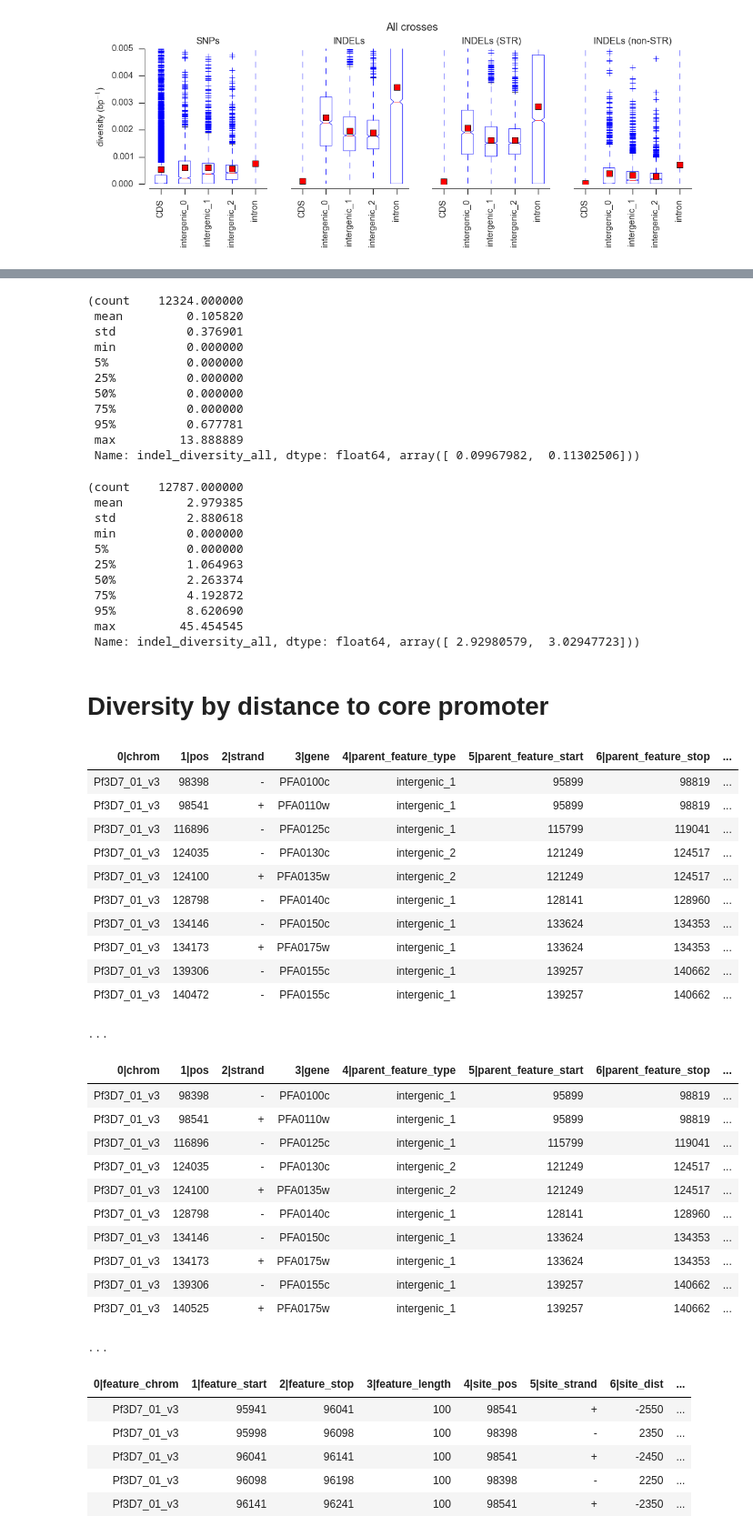
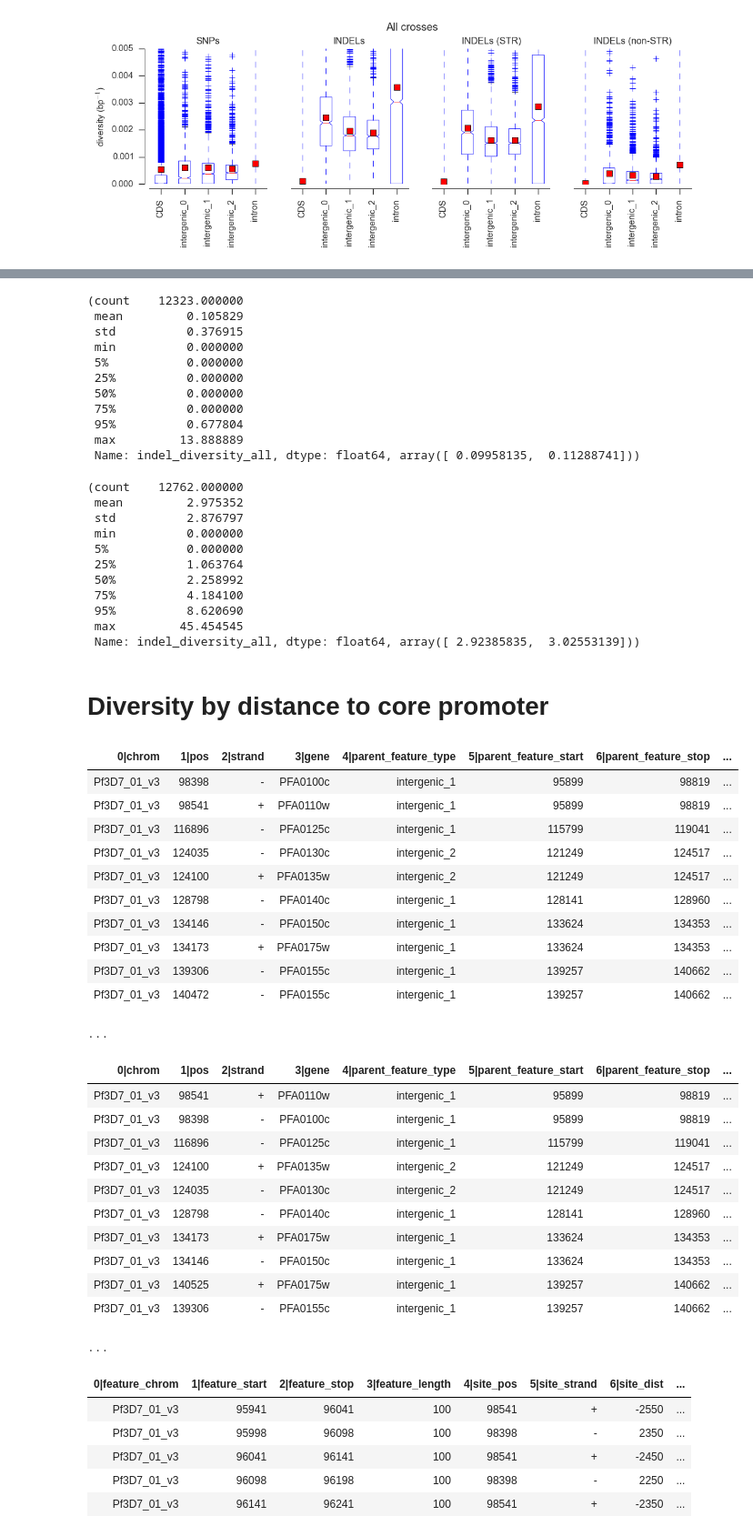
Before and after one commit to wtchg-kwiatkowski/pfx-paper-2015, a Jupyter notebook: main/notebooks/suppfigs_diversity_correlates.ipynb, the cells around one changed output, grey strips where cells are left out. Shown at 91% size. Cells and saved outputs as stored; diff of their text form; code cells hidden in the pictures.

```diff
--- a/main/notebooks/suppfigs_diversity_correlates.ipynb
+++ b/main/notebooks/suppfigs_diversity_correlates.ipynb
@@ -150,7 +153,7 @@ def tabulate_diversity(tbl, callset, field='diversity'):
     return tbl.addfield(field, add_diversity)
 
 
-etl.InteractiveWrapper.tabulate_diversity = tabulate_diversity
+etl.Table.tabulate_diversity = tabulate_diversity
 
 
 def add_diversity_fields(tbl):
@@ -210,7 +213,7 @@ def add_diversity_fields(tbl):
     )
 
 
-etl.InteractiveWrapper.add_diversity_fields = add_diversity_fields
+etl.Table.add_diversity_fields = add_diversity_fields
 # %%
 @etlcache
 def tbl_feature_diversity():
@@ -337,17 +340,17 @@ condition = (df_feature_diversity.feature_type == 'CDS') & (df_feature_diversity
 x = df_feature_diversity[condition][variable] * (10**3)
 x.describe(percentiles=[.05, .25, .5, .75, .95]), bootstrap.ci(x)
 # %% [output]
-(count    12324.000000
- mean         0.105820
- std          0.376901
+(count    12323.000000
+ mean         0.105829
+ std          0.376915
  min          0.000000
  5%           0.000000
  25%          0.000000
  50%          0.000000
  75%          0.000000
- 95%          0.677781
+ 95%          0.677804
  max         13.888889
- Name: indel_diversity_all, dtype: float64, array([ 0.09967982,  0.11302506]))
+ Name: indel_diversity_all, dtype: float64, array([ 0.09958135,  0.11288741]))
 # %%
 variable = 'indel_diversity_all'
 condition = (
@@ -362,63 +365,64 @@ condition = (
 x = df_feature_diversity[condition][variable] * (10**3)
 x.describe(percentiles=[.05, .25, .5, .75, .95]), bootstrap.ci(x)
 # %% [output]
-(count    12787.000000
- mean         2.979385
- std          2.880618
+(count    12762.000000
+ mean         2.975352
+ std          2.876797
  min          0.000000
  5%           0.000000
- 25%          1.064963
- 50%          2.263374
- 75%          4.192872
+ 25%          1.063764
+ 50%          2.258992
+ 75%          4.184100
  95%          8.620690
  max         45.454545
- Name: indel_diversity_all, dtype: float64, array([ 2.92980579,  3.02947723]))
+ Name: indel_diversity_all, dtype: float64, array([ 2.92385835,  3.02553139]))
 # %% [markdown]
 # Diversity by distance to core promoter
 # %%
-cp_v3_coords_fn = '../../../data/reference/ponts_2011/cp_v3_coords.bed'
+cp_v3_coords_fn = os.path.join(DATA_DIR, 'reference/ponts_2011/cp_v3_coords.bed')
 
 @etlcache
 def tbl_core_promoters():
     return (etl
         .fromtsv(cp_v3_coords_fn)
         .cut(0, 1, 3, 4)
         .pushheader(['chrom', 'pos', 'strand', 'gene'])
         .convert('pos', int)
         .intervalleftjoin(tbl_intergenic.prefixheader('parent_'),
-                          lfacet='chrom', lstart='pos', lstop='pos',
-                          rfacet='parent_feature_chrom', rstart='parent_feature_start', rstop='parent_feature_stop')
+                          lkey='chrom', lstart='pos', lstop='pos',
+                          rkey='parent_feature_chrom', rstart='parent_feature_start', rstop='parent_feature_stop',
+                          include_stop=True)
         .eq('parent_feature_region_type', 'Core')
         .cutout('parent_feature_chrom', 'parent_feature_region_type')
         .sort(key=('chrom', 'pos'))
     )
 
 tbl_core_promoters.display(10)
 tbl_core_promoters.distinct(key=('parent_feature_id', 'strand')).display(10)
 # %% [output]
 | 0|chrom | 1|pos | 2|strand | 3|gene | 4|parent_feature_type | 5|parent_feature_start | 6|parent_feature_stop | ... |
 | Pf3D7_01_v3 | 98398 | - | PFA0100c | intergenic_1 | 95899 | 98819 | ... |
 | Pf3D7_01_v3 | 98541 | + | PFA0110w | intergenic_1 | 95899 | 98819 | ... |
 | Pf3D7_01_v3 | 116896 | - | PFA0125c | intergenic_1 | 115799 | 119041 | ... |
 | Pf3D7_01_v3 | 124035 | - | PFA0130c | intergenic_2 | 121249 | 124517 | ... |
 | Pf3D7_01_v3 | 124100 | + | PFA0135w | intergenic_2 | 121249 | 124517 | ... |
 | Pf3D7_01_v3 | 128798 | - | PFA0140c | intergenic_1 | 128141 | 128960 | ... |
 | Pf3D7_01_v3 | 134146 | - | PFA0150c | intergenic_1 | 133624 | 134353 | ... |
 | Pf3D7_01_v3 | 134173 | + | PFA0175w | intergenic_1 | 133624 | 134353 | ... |
 | Pf3D7_01_v3 | 139306 | - | PFA0155c | intergenic_1 | 139257 | 140662 | ... |
 | Pf3D7_01_v3 | 140472 | - | PFA0155c | intergenic_1 | 139257 | 140662 | ... |
 ...
 | 0|chrom | 1|pos | 2|strand | 3|gene | 4|parent_feature_type | 5|parent_feature_start | 6|parent_feature_stop | ... |
+| Pf3D7_01_v3 | 98541 | + | PFA0110w | intergenic_1 | 95899 | 98819 | ... |
 | Pf3D7_01_v3 | 98398 | - | PFA0100c | intergenic_1 | 95899 | 98819 | ... |
-| Pf3D7_01_v3 | 98541 | + | PFA0110w | intergenic_1 | 95899 | 98819 | ... |
 | Pf3D7_01_v3 | 116896 | - | PFA0125c | intergenic_1 | 115799 | 119041 | ... |
+| Pf3D7_01_v3 | 124100 | + | PFA0135w | intergenic_2 | 121249 | 124517 | ... |
 | Pf3D7_01_v3 | 124035 | - | PFA0130c | intergenic_2 | 121249 | 124517 | ... |
-| Pf3D7_01_v3 | 124100 | + | PFA0135w | intergenic_2 | 121249 | 124517 | ... |
 | Pf3D7_01_v3 | 128798 | - | PFA0140c | intergenic_1 | 128141 | 128960 | ... |
+| Pf3D7_01_v3 | 134173 | + | PFA0175w | intergenic_1 | 133624 | 134353 | ... |
 | Pf3D7_01_v3 | 134146 | - | PFA0150c | intergenic_1 | 133624 | 134353 | ... |
-| Pf3D7_01_v3 | 134173 | + | PFA0175w | intergenic_1 | 133624 | 134353 | ... |
+| Pf3D7_01_v3 | 140525 | + | PFA0175w | intergenic_1 | 139257 | 140662 | ... |
 | Pf3D7_01_v3 | 139306 | - | PFA0155c | intergenic_1 | 139257 | 140662 | ... |
-| Pf3D7_01_v3 | 140525 | + | PFA0175w | intergenic_1 | 139257 | 140662 | ... |
 ...
 # %%
 def tabulate_site_proximity_regions(tbl_sites, window_size=100):
```
Also changed, not shown: parts of 15 cells of this notebook, 10 other files.
